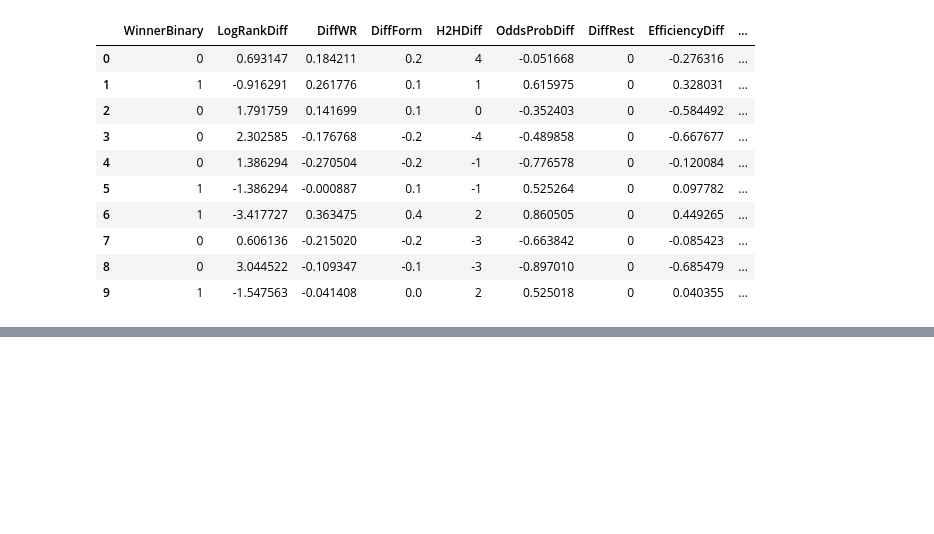
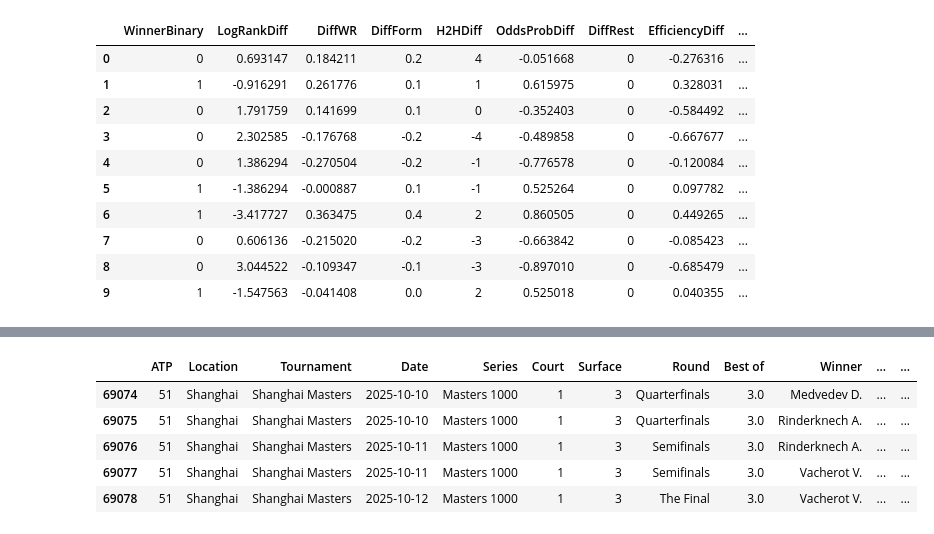
Before and after one commit to ikerUdG/Me-vs.-IBM, a Jupyter notebook: data_cleaner.ipynb, the cells around one changed output, grey strips where cells are left out. Cells and saved outputs as stored; diff of their text form; code cells hidden in the pictures; blank space fills up the shorter version.

```diff
--- a/data_cleaner.ipynb
+++ b/data_cleaner.ipynb
@@ -310,0 +438,92 @@ df_grass.to_csv('wimbeldon_dataset.csv', index=False)
+# %%
+# Parámetros ELO
+K_GLOBAL = 32
+K_SURFACE = 24      # un poco más lento que el global
+ELO_START = 1500
+
+# =========================
+#  ORDENAMOS EL DATASET
+# =========================
+# El primer partido debe ser el más antiguo
+df_all_final = df_all_final.sort_values("Date", ascending=True).reset_index(drop=True)
+
+# =========================
+#  PARÁMETROS ELO
+# =========================
+K_GLOBAL = 32
+K_SURFACE = 24
+ELO_START = 1500
+
+# =========================
+#  DICCIONARIOS DE ELO
+# =========================
+elo_global = defaultdict(lambda: ELO_START)
+elo_surface = defaultdict(lambda: defaultdict(lambda: ELO_START))
+
+# =========================
+#  CREAMOS COLUMNAS DE SALIDA
+# =========================
+df_all_final["EloA_Global"] = 0.0
+df_all_final["EloB_Global"] = 0.0
+df_all_final["EloA_Surface"] = 0.0
+df_all_final["EloB_Surface"] = 0.0
+
+# =========================
+# FUNCIÓN DE ESPERANZA DE ELO
+# =========================
+def expected_score(r1, r2):
+    return 1 / (1 + 10 ** ((r2 - r1) / 400))
+
+# =========================
+#  LOOP TEMPORAL → SIN LEAKAGE
+# =========================
+for i, row in df_all_final.iterrows():
+
+    A = row["PlayerA"]
+    B = row["PlayerB"]
+    surf = row["Surface"]     # código 0,1,2,... del LabelEncoder
+
+    # ---------- PRE-PARTIDO (features válidas) ----------
+    eloA_g = elo_global[A]
+    eloB_g = elo_global[B]
+    eloA_s = elo_surface[A][surf]
+    eloB_s = elo_surface[B][surf]
+
+    # Guardar features prepartido
+    df_all_final.at[i, "EloA_Global"] = eloA_g
+    df_all_final.at[i, "EloB_Global"] = eloB_g
+    df_all_final.at[i, "EloA_Surface"] = eloA_s
+    df_all_final.at[i, "EloB_Surface"] = eloB_s
+
+    # ---------- RESULTADO ----------
+    winner = row["WinnerBinary"]   # 1 si gana A, 0 si gana B
+
+    # ---------- EXPECTED SCORES ----------
+    expA_g = expected_score(eloA_g, eloB_g)
+    expA_s = expected_score(eloA_s, eloB_s)
+
+    # ---------- ACTUALIZACIÓN ----------
+    scoreA = 1 if winner == 1 else 0
+    scoreB = 1 - scoreA
+
+    # Global
+    elo_global[A] = eloA_g + K_GLOBAL * (scoreA - expA_g)
+    elo_global[B] = eloB_g + K_GLOBAL * (scoreB - (1 - expA_g))
+
+    # Surface-specific
+    elo_surface[A][surf] = eloA_s + K_SURFACE * (scoreA - expA_s)
+    elo_surface[B][surf] = eloB_s + K_SURFACE * (scoreB - (1 - expA_s))
+
+# =========================
+# DIFERENCIAS DE ELO PARA EL MODELO
+# =========================
+df_all_final["EloDiff_Global"] = df_all_final["EloA_Global"] - df_all_final["EloB_Global"]
+df_all_final["EloDiff_Surface"] = df_all_final["EloA_Surface"] - df_all_final["EloB_Surface"]
+df_all_final.tail()
+# %% [output]
+|  | ATP | Location | Tournament | Date | Series | Court | Surface | Round | Best of | Winner | ... | ... |
+| 69074 | 51 | Shanghai | Shanghai Masters | 2025-10-10 | Masters 1000 | 1 | 3 | Quarterfinals | 3.0 | Medvedev D. | ... | ... |
+| 69075 | 51 | Shanghai | Shanghai Masters | 2025-10-10 | Masters 1000 | 1 | 3 | Quarterfinals | 3.0 | Rinderknech A. | ... | ... |
+| 69076 | 51 | Shanghai | Shanghai Masters | 2025-10-11 | Masters 1000 | 1 | 3 | Semifinals | 3.0 | Rinderknech A. | ... | ... |
+| 69077 | 51 | Shanghai | Shanghai Masters | 2025-10-11 | Masters 1000 | 1 | 3 | Semifinals | 3.0 | Vacherot V. | ... | ... |
+| 69078 | 51 | Shanghai | Shanghai Masters | 2025-10-12 | Masters 1000 | 1 | 3 | The Final | 3.0 | Vacherot V. | ... | ... |
```
Also changed, not shown: parts of 8 cells of this notebook, 6 other files.
